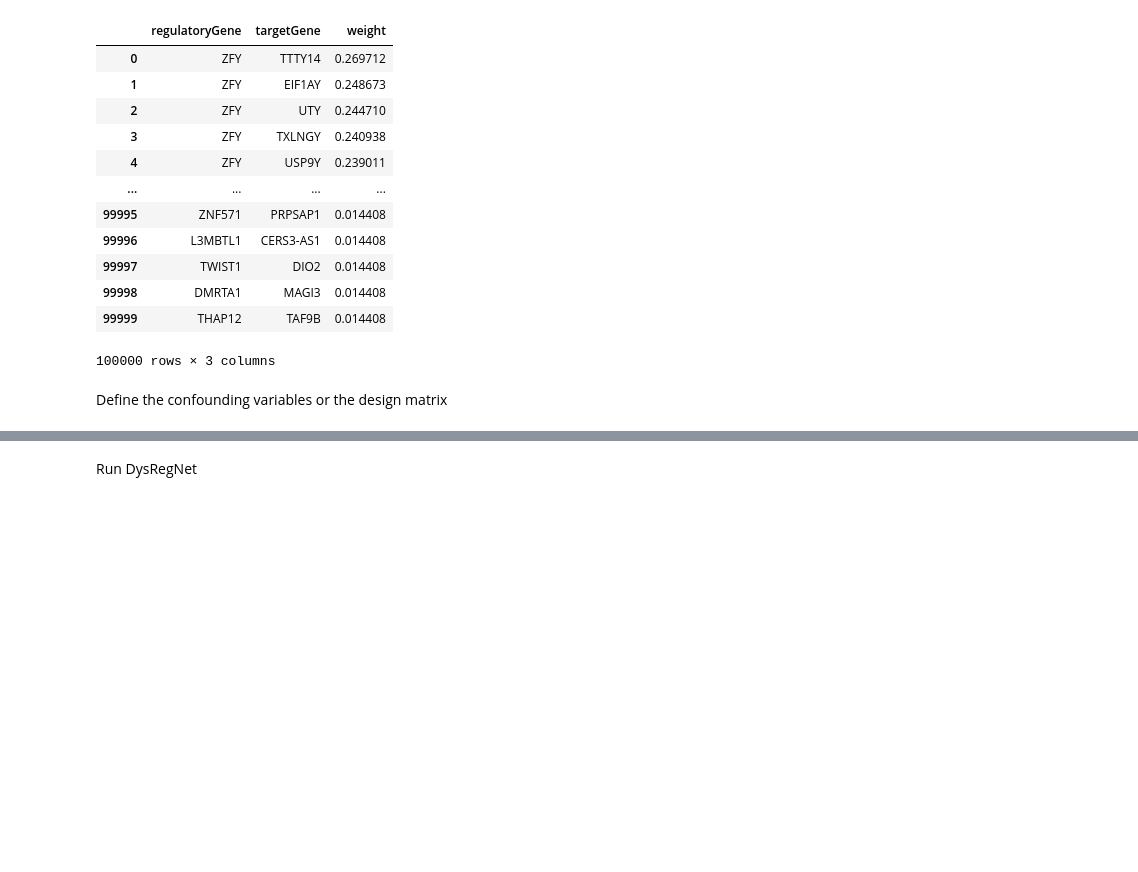
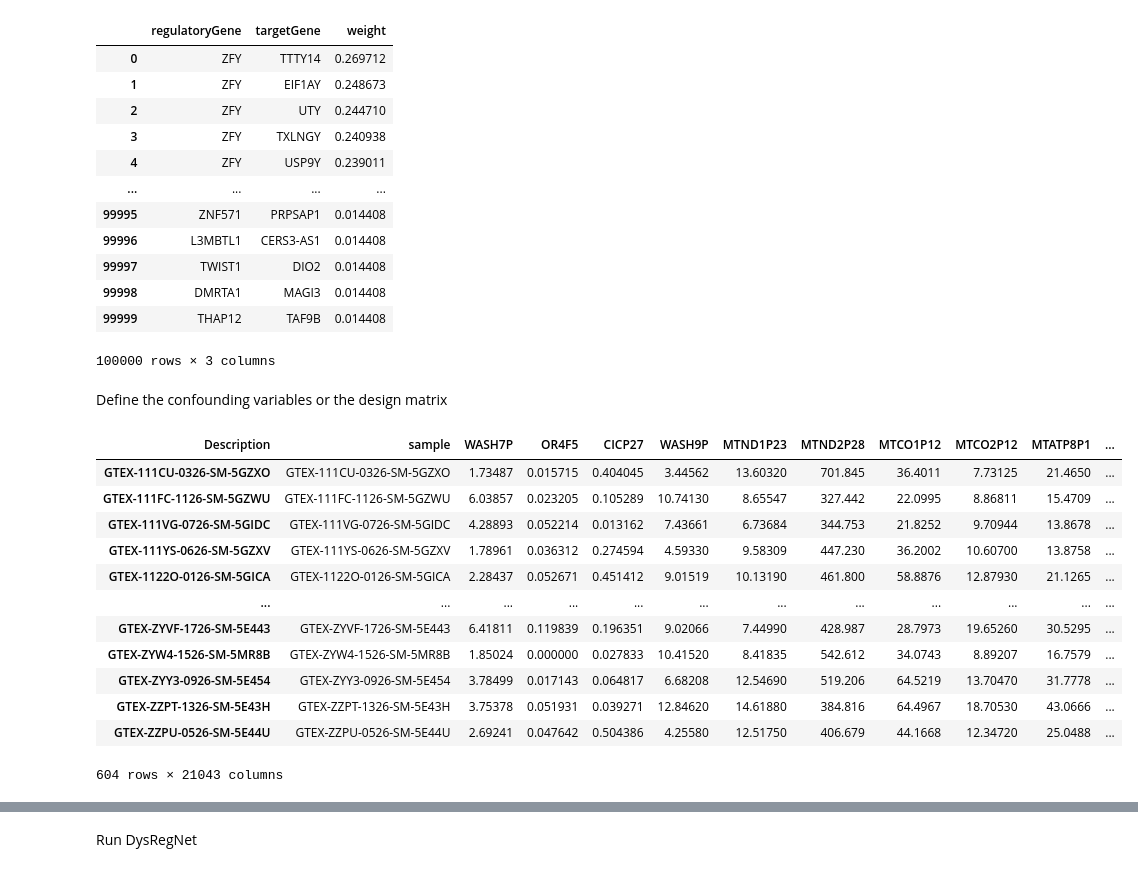
Before and after one commit to julkuhn/DysRegNet_package, a Jupyter notebook: run_dysregnet.ipynb, the cells around one changed output, grey strips where cells are left out. Saved outputs shown, nothing was run; the diff lists cells and outputs as text; code cells hidden in the pictures; blank space fills up the shorter version.

```diff
--- a/run_dysregnet.ipynb
+++ b/run_dysregnet.ipynb
@@ -62,6 +89,22 @@ exp_lung = exp_lung.set_index(exp_lung.columns[0])
 exp_lung = exp_lung.T
 exp_lung.insert(0, "sample", exp_lung. index)
 #assert all(exp_lung.iloc[:, 0].values == meta_lung.iloc[:,0].values)
+# %%
+exp_lung
+# %% [output]
+| Description | sample | WASH7P | OR4F5 | CICP27 | WASH9P | MTND1P23 | MTND2P28 | MTCO1P12 | MTCO2P12 | MTATP8P1 | ... |
+| GTEX-111CU-0326-SM-5GZXO | GTEX-111CU-0326-SM-5GZXO | 1.73487 | 0.015715 | 0.404045 | 3.44562 | 13.60320 | 701.845 | 36.4011 | 7.73125 | 21.4650 | ... |
+| GTEX-111FC-1126-SM-5GZWU | GTEX-111FC-1126-SM-5GZWU | 6.03857 | 0.023205 | 0.105289 | 10.74130 | 8.65547 | 327.442 | 22.0995 | 8.86811 | 15.4709 | ... |
+| GTEX-111VG-0726-SM-5GIDC | GTEX-111VG-0726-SM-5GIDC | 4.28893 | 0.052214 | 0.013162 | 7.43661 | 6.73684 | 344.753 | 21.8252 | 9.70944 | 13.8678 | ... |
+| GTEX-111YS-0626-SM-5GZXV | GTEX-111YS-0626-SM-5GZXV | 1.78961 | 0.036312 | 0.274594 | 4.59330 | 9.58309 | 447.230 | 36.2002 | 10.60700 | 13.8758 | ... |
+| GTEX-1122O-0126-SM-5GICA | GTEX-1122O-0126-SM-5GICA | 2.28437 | 0.052671 | 0.451412 | 9.01519 | 10.13190 | 461.800 | 58.8876 | 12.87930 | 21.1265 | ... |
+| ... | ... | ... | ... | ... | ... | ... | ... | ... | ... | ... | ... |
+| GTEX-ZYVF-1726-SM-5E443 | GTEX-ZYVF-1726-SM-5E443 | 6.41811 | 0.119839 | 0.196351 | 9.02066 | 7.44990 | 428.987 | 28.7973 | 19.65260 | 30.5295 | ... |
+| GTEX-ZYW4-1526-SM-5MR8B | GTEX-ZYW4-1526-SM-5MR8B | 1.85024 | 0.000000 | 0.027833 | 10.41520 | 8.41835 | 542.612 | 34.0743 | 8.89207 | 16.7579 | ... |
+| GTEX-ZYY3-0926-SM-5E454 | GTEX-ZYY3-0926-SM-5E454 | 3.78499 | 0.017143 | 0.064817 | 6.68208 | 12.54690 | 519.206 | 64.5219 | 13.70470 | 31.7778 | ... |
+| GTEX-ZZPT-1326-SM-5E43H | GTEX-ZZPT-1326-SM-5E43H | 3.75378 | 0.051931 | 0.039271 | 12.84620 | 14.61880 | 384.816 | 64.4967 | 18.70530 | 43.0666 | ... |
+| GTEX-ZZPU-0526-SM-5E44U | GTEX-ZZPU-0526-SM-5E44U | 2.69241 | 0.047642 | 0.504386 | 4.25580 | 12.51750 | 406.679 | 44.1668 | 12.34720 | 25.0488 | ... |
+604 rows × 21043 columns
 # %%
 exp_breast = exp_breast.set_index(exp_breast.columns[0])
 exp_breast = exp_breast.T
```
Also changed, not shown: parts of 6 cells of this notebook, 2 other files.
